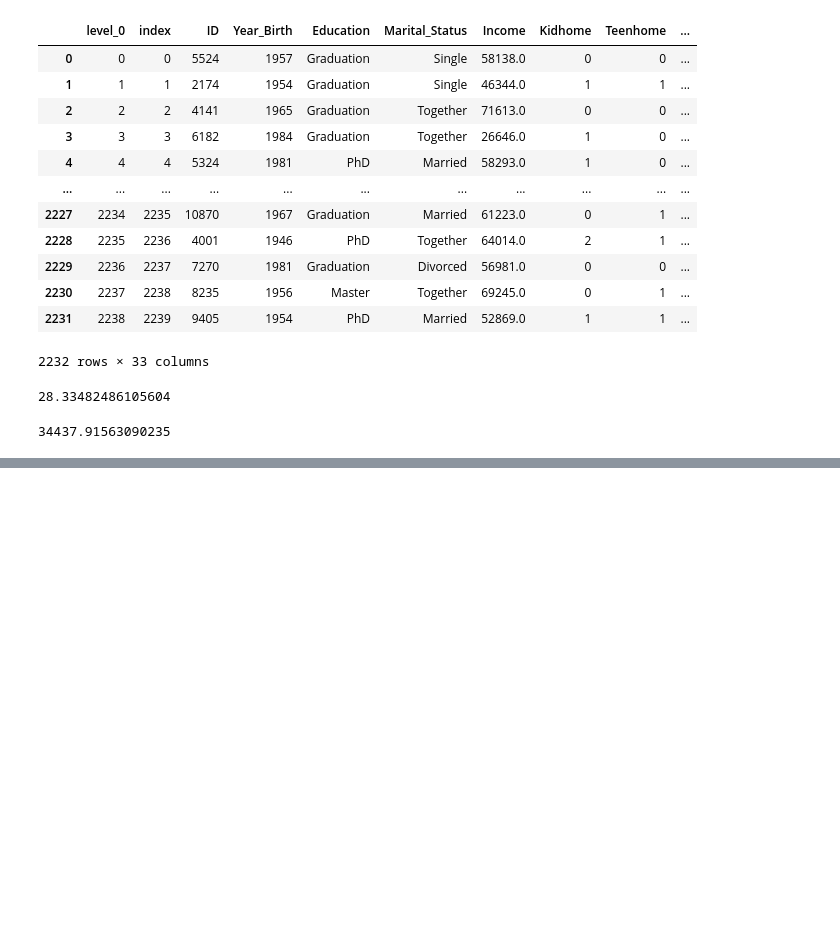
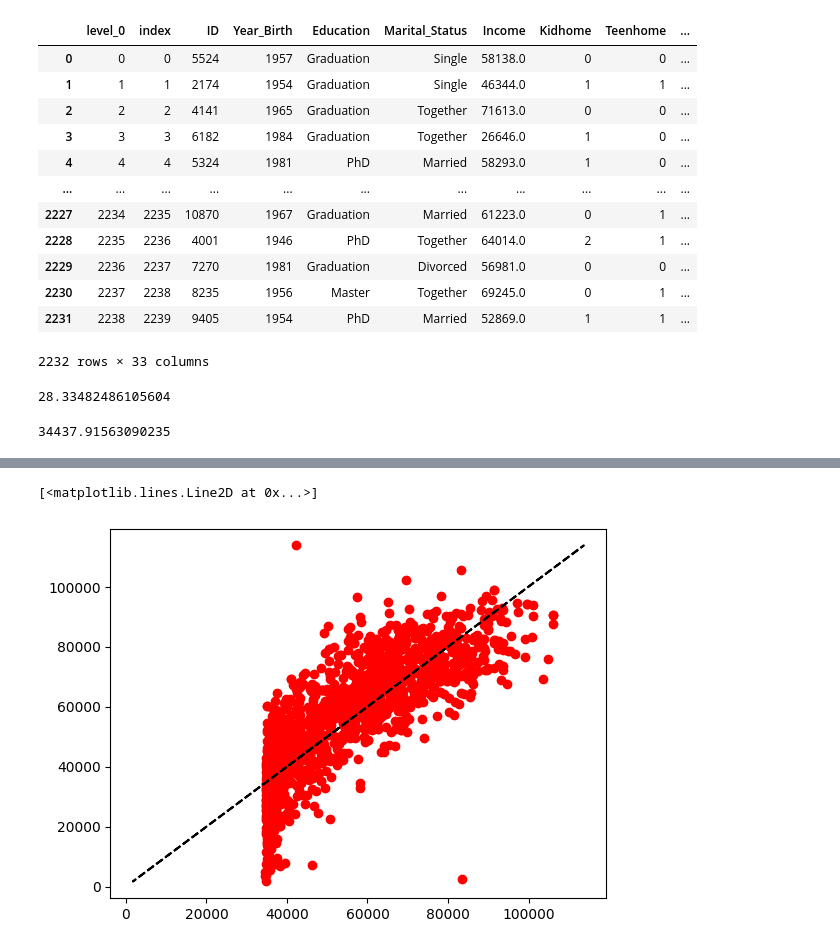
Before and after one commit to FabioRochaPoeta/ifood_case, a Jupyter notebook: ifood.ipynb, the cells around one changed output, grey strips where cells are left out. Cells and saved outputs as stored; diff of their text form; code cells hidden in the pictures; blank space fills up the shorter version.

```diff
--- a/ifood.ipynb
+++ b/ifood.ipynb
@@ -362,0 +393,2 @@ AttributeError: module 'sklearn.metrics' has no attribute 'stdev'
+# %%
+y_train_pred = lr_2.predict(x_train)
@@ -362,0 +401,6 @@ AttributeError: module 'sklearn.metrics' has no attribute 'stdev'
+# %%
+plt.scatter(x=y_train_pred, y=y_train, color='red')
+plt.plot(y_train, y_train, color='black', linestyle='dashed')
+# %% [output]
+[<matplotlib.lines.Line2D at 0x...>]
+[figure, added]
```
Also changed, not shown: parts of 13 cells of this notebook.
